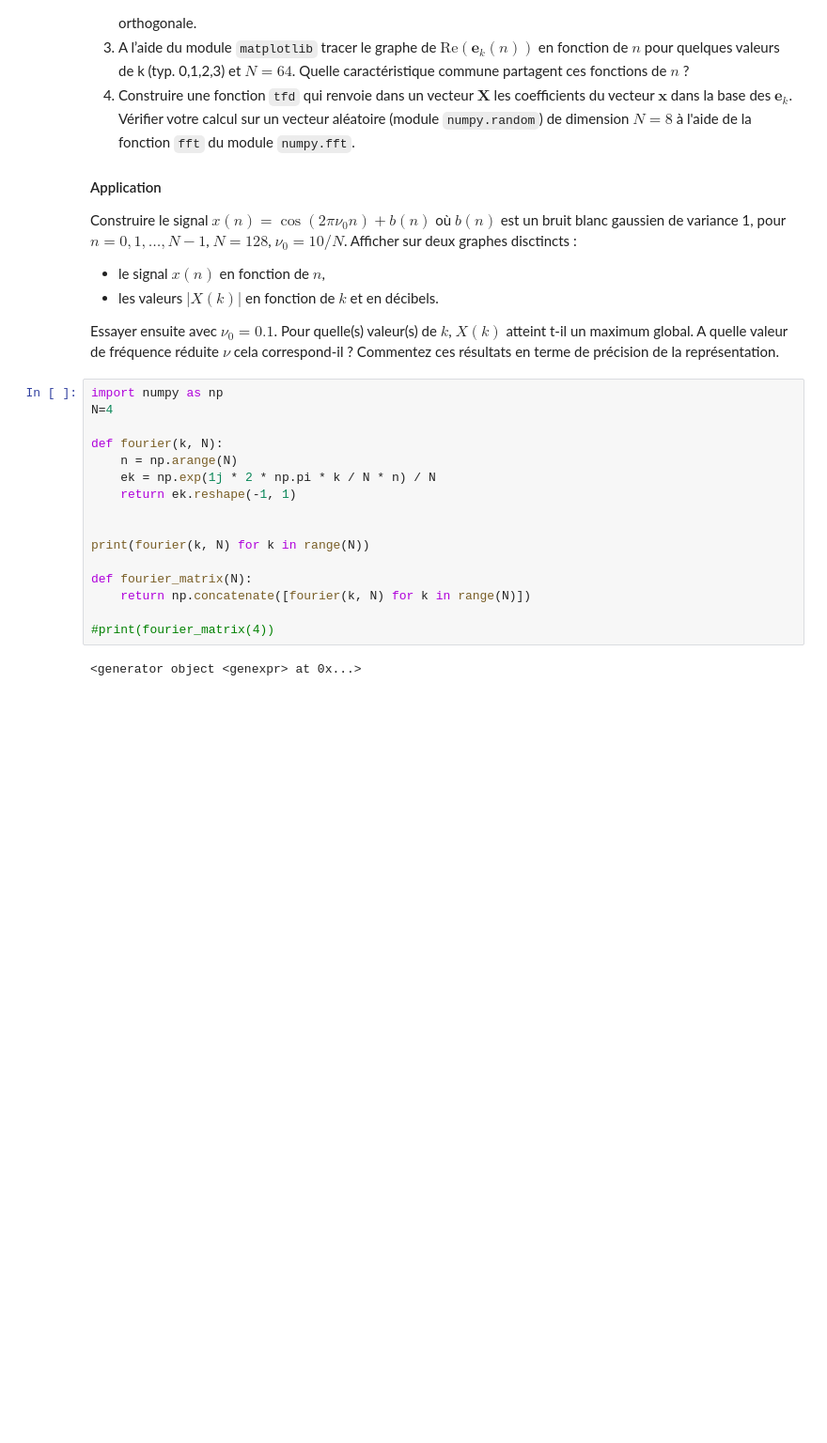
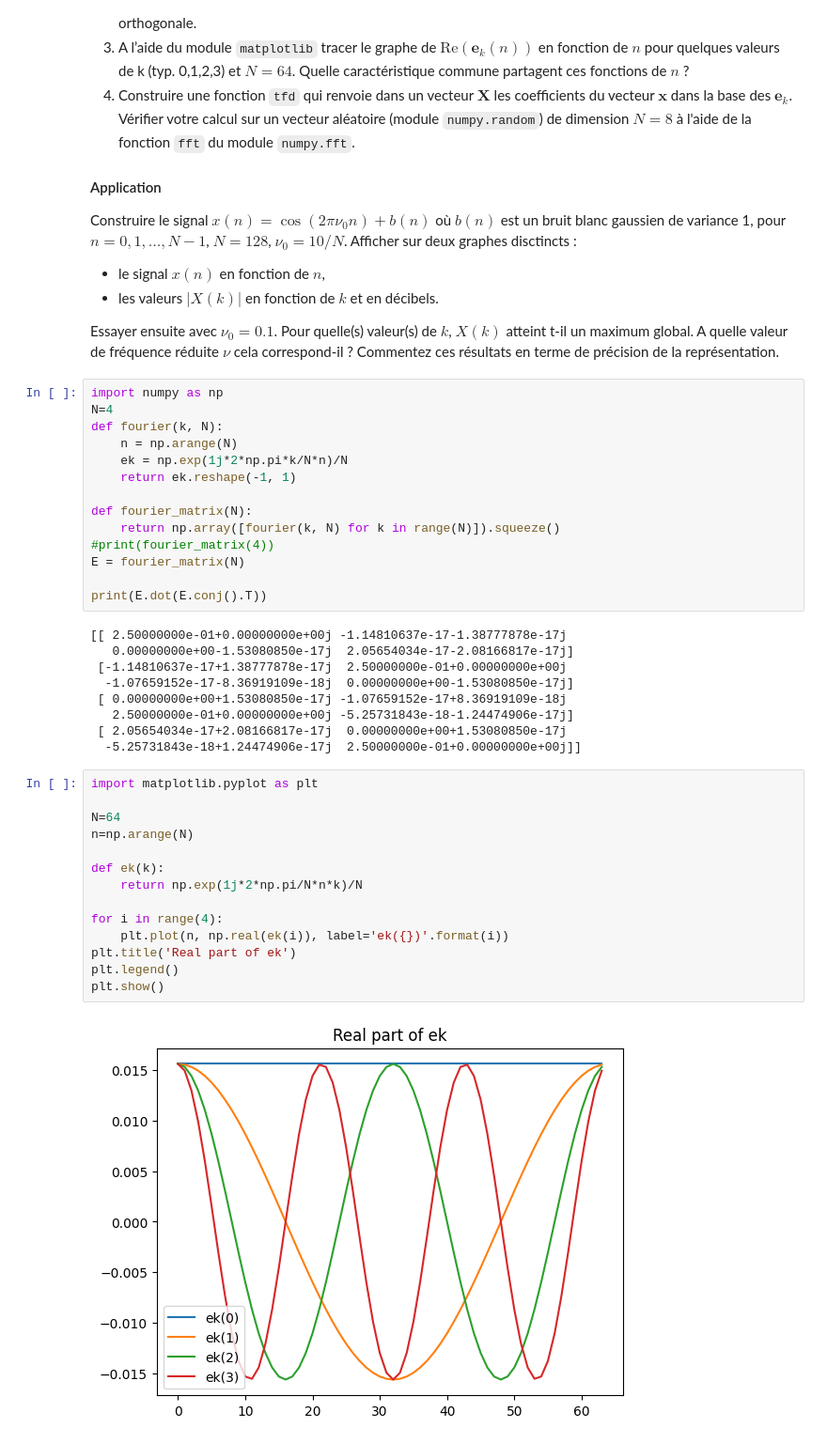
Before and after one commit to Bastaxeloux/si101proj, a Jupyter notebook: changerrepresentation.ipynb, the cells around one changed output. Shown: that part at 94% size. Drawn from its saved outputs; the diff is of its cells as text; blank space fills up the shorter version.

```diff
--- a/changerrepresentation.ipynb
+++ b/changerrepresentation.ipynb
@@ -110,18 +110,39 @@ Essayer ensuite avec $\nu_0=0.1$. Pour quelle(s) valeur(s) de $k$, $X(k)$ attein
 # %%
 import numpy as np
 N=4
-
 def fourier(k, N):
     n = np.arange(N)
-    ek = np.exp(1j * 2 * np.pi * k / N * n) / N
+    ek = np.exp(1j*2*np.pi*k/N*n)/N
     return ek.reshape(-1, 1)
 
+def fourier_matrix(N):
+    return np.array([fourier(k, N) for k in range(N)]).squeeze()
+#print(fourier_matrix(4))
+E = fourier_matrix(N)
 
-print(fourier(k, N) for k in range(N))
-
-def fourier_matrix(N):
-    return np.concatenate([fourier(k, N) for k in range(N)])
-
-#print(fourier_matrix(4))
+print(E.dot(E.conj().T))
 # %% [output]
-<generator object <genexpr> at 0x...>
+[[ 2.50000000e-01+0.00000000e+00j -1.14810637e-17-1.38777878e-17j
+   0.00000000e+00-1.53080850e-17j  2.05654034e-17-2.08166817e-17j]
+ [-1.14810637e-17+1.38777878e-17j  2.50000000e-01+0.00000000e+00j
+  -1.07659152e-17-8.36919109e-18j  0.00000000e+00-1.53080850e-17j]
+ [ 0.00000000e+00+1.53080850e-17j -1.07659152e-17+8.36919109e-18j
+   2.50000000e-01+0.00000000e+00j -5.25731843e-18-1.24474906e-17j]
+ [ 2.05654034e-17+2.08166817e-17j  0.00000000e+00+1.53080850e-17j
+  -5.25731843e-18+1.24474906e-17j  2.50000000e-01+0.00000000e+00j]]
+# %%
+import matplotlib.pyplot as plt
+
+N=64
+n=np.arange(N)
+
+def ek(k):
+    return np.exp(1j*2*np.pi/N*n*k)/N
+
+for i in range(4):
+    plt.plot(n, np.real(ek(i)), label='ek({})'.format(i))
+plt.title('Real part of ek')
+plt.legend()
+plt.show()
+# %% [output]
+[figure, added]
```
Also changed, not shown: parts of 1 cell of this notebook.
